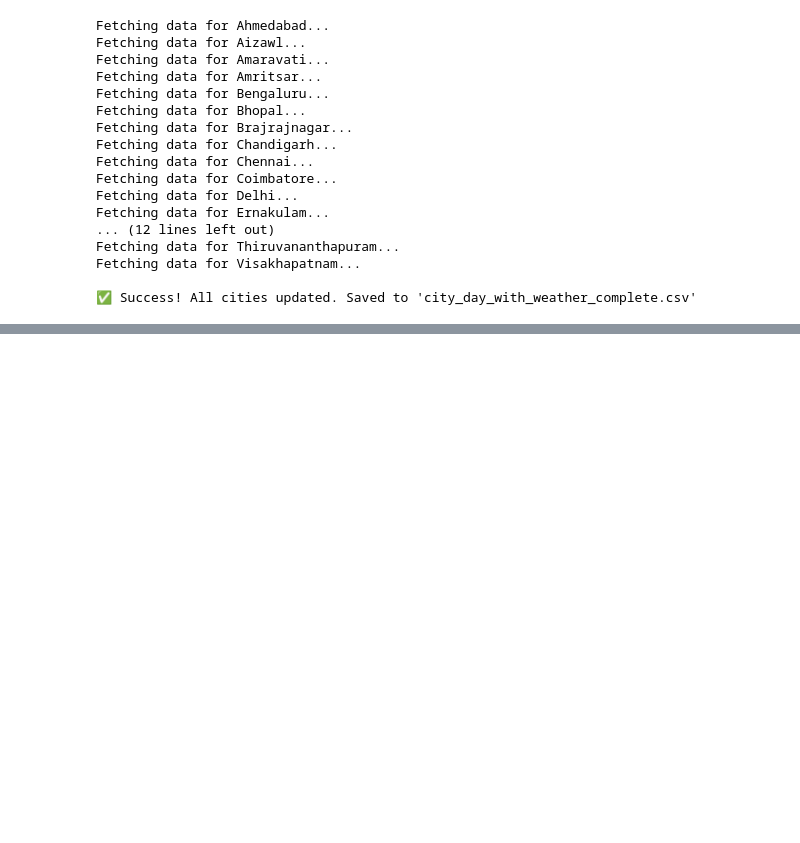
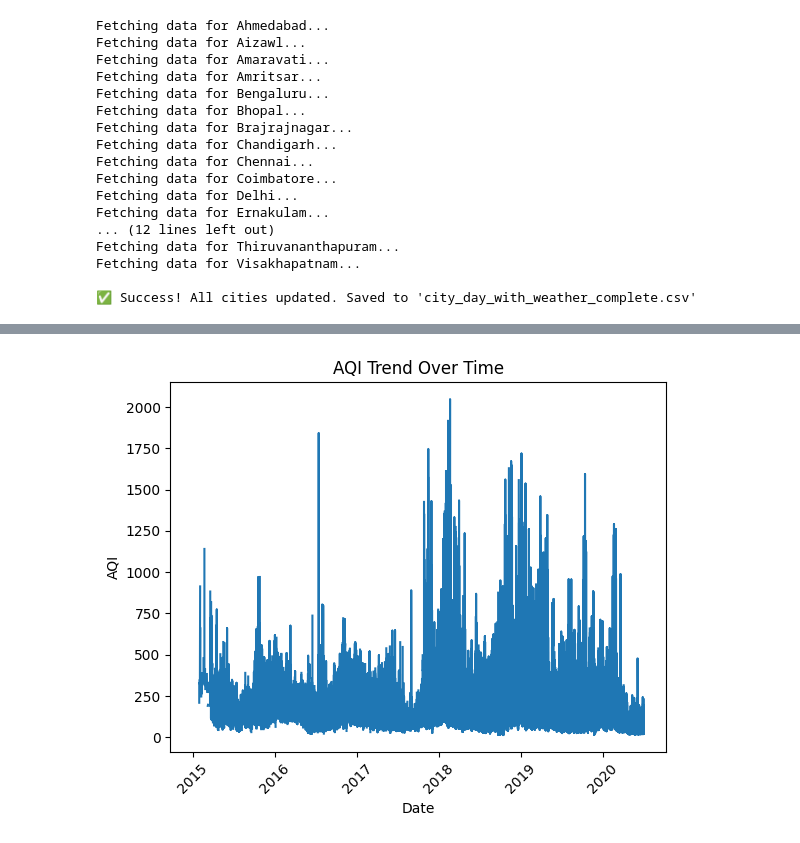
Before and after one commit to PKansakar-afk/ML_Air_Quality_Project, a Jupyter notebook: Air_Quality.ipynb, the cells around one changed output, grey strips where cells are left out. Saved outputs shown, nothing was run; the diff lists cells and outputs as text; code cells hidden in the pictures; blank space fills up the shorter version.

```diff
--- a/Air_Quality.ipynb
+++ b/Air_Quality.ipynb
@@ -186,0 +208,15 @@ memory usage: 3.6+ MB
+# %%
+# Convert Date column to datetime
+df['Date'] = pd.to_datetime(df['Date'])
+
+# Sort by Date (very important for time series)
+df = df.sort_values('Date')
+plt.figure()
+plt.plot(df['Date'], df['AQI'])
+plt.title("AQI Trend Over Time")
+plt.xlabel("Date")
+plt.ylabel("AQI")
+plt.xticks(rotation=45)
+plt.show()
+# %% [output]
+[figure, added]
```
Also changed, not shown: parts of 11 cells of this notebook.
